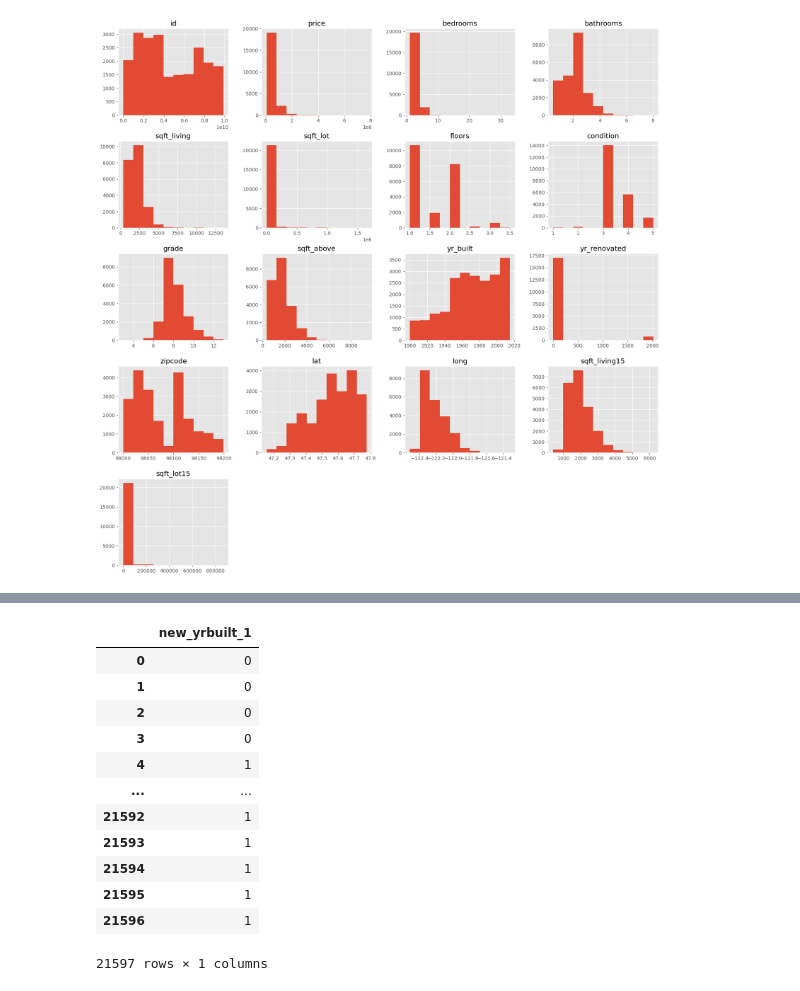
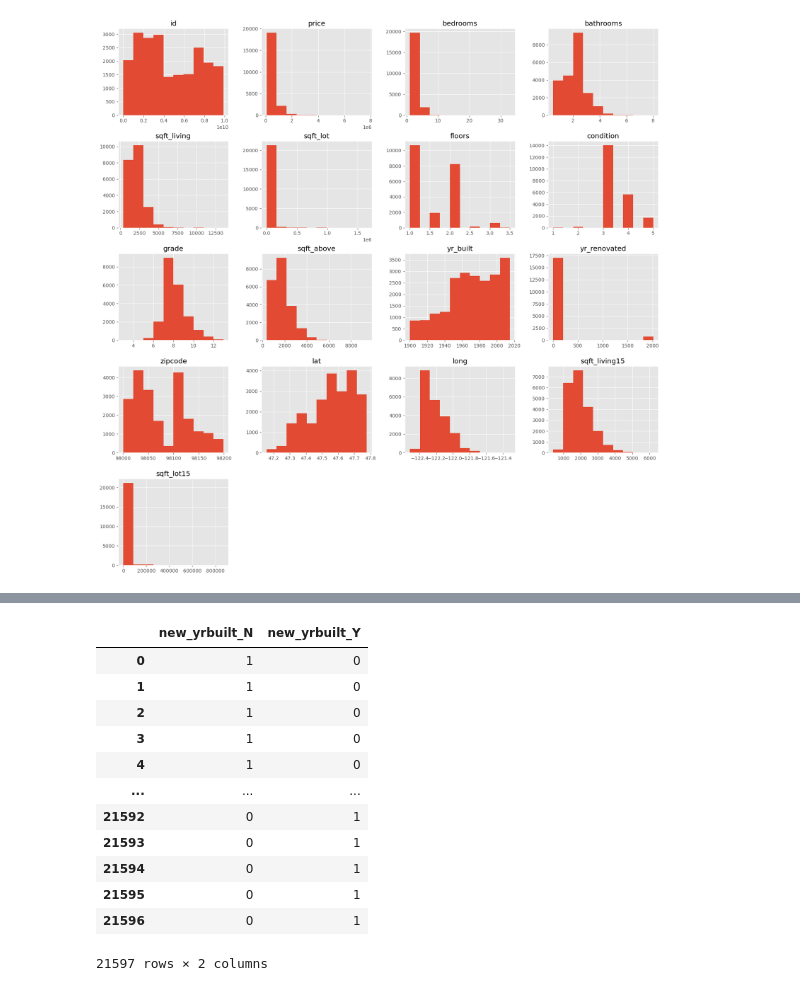
Before and after one commit to RobertaAngioy/Project-2, a Jupyter notebook: MR.ipynb, the cells around one changed output, grey strips where cells are left out. Saved outputs shown, nothing was run; the diff lists cells and outputs as text; code cells hidden in the pictures.

```diff
--- a/MR.ipynb
+++ b/MR.ipynb
@@ -84,6 +84,8 @@ Index(['waterfront', 'view', 'yr_renovated'], dtype='object')
 data = data.drop('waterfront', axis='columns')
 # %%
 data = data.drop('view', axis='columns')
+# %%
+data = data.drop('date', axis='columns')
 # %%
 data.head()
 # %% [output]
@@ -230,10 +148,3 @@ ax = fig.gca()
 data.hist(ax = ax);
 # %% [output]
 [figure]
-# %%
-#newer = data.loc[data['yr_built'] > 1970]
-#older = data.loc[data['yr_built'] < 1970]
-
-data['new_yrbuilt'] = np.where(data['yr_built']>1970,'Y','N')
-
-data
@@ -253,0 +239,5 @@ data
+# %%
+#transforming categorical variables
+data['new_bedrooms'] = np.where(data['bedrooms']>3,'Y','N')
+xbd= pd.get_dummies(data.new_bedrooms, prefix='new_bedrooms')
+xbd
@@ -253,0 +258,4 @@ data
+# %%
+data['new_bathrooms'] = np.where(data['bathrooms']>3,'Y','N')
+xbt= pd.get_dummies(data.new_bathrooms, prefix='new_bathrooms')
+xbt
@@ -254,17 +276,18 @@ data
 # %%
-data['new_yrbuilt'] = data.new_yrbuilt.map({'N':0, 'Y':1})
-pd.get_dummies(data.new_yrbuilt, prefix='new_yrbuilt').iloc[:, 1:]
+data['new_yrbuilt'] = np.where(data['yr_built']>1990,'Y','N')
+xyb= pd.get_dummies(data.new_yrbuilt, prefix='new_yrbuilt')
+xyb
 # %% [output]
-|  | new_yrbuilt_1 |
-| 0 | 0 |
-| 1 | 0 |
-| 2 | 0 |
-| 3 | 0 |
-| 4 | 1 |
-| ... | ... |
-| 21592 | 1 |
-| 21593 | 1 |
-| 21594 | 1 |
-| 21595 | 1 |
-| 21596 | 1 |
+|  | new_yrbuilt_N | new_yrbuilt_Y |
+| 0 | 1 | 0 |
+| 1 | 1 | 0 |
+| 2 | 1 | 0 |
+| 3 | 1 | 0 |
+| 4 | 1 | 0 |
+| ... | ... | ... |
+| 21592 | 0 | 1 |
+| 21593 | 0 | 1 |
+| 21594 | 0 | 1 |
+| 21595 | 0 | 1 |
+| 21596 | 0 | 1 |
-21597 rows × 1 columns
+21597 rows × 2 columns
```
Also changed, not shown: parts of 55 cells of this notebook.
